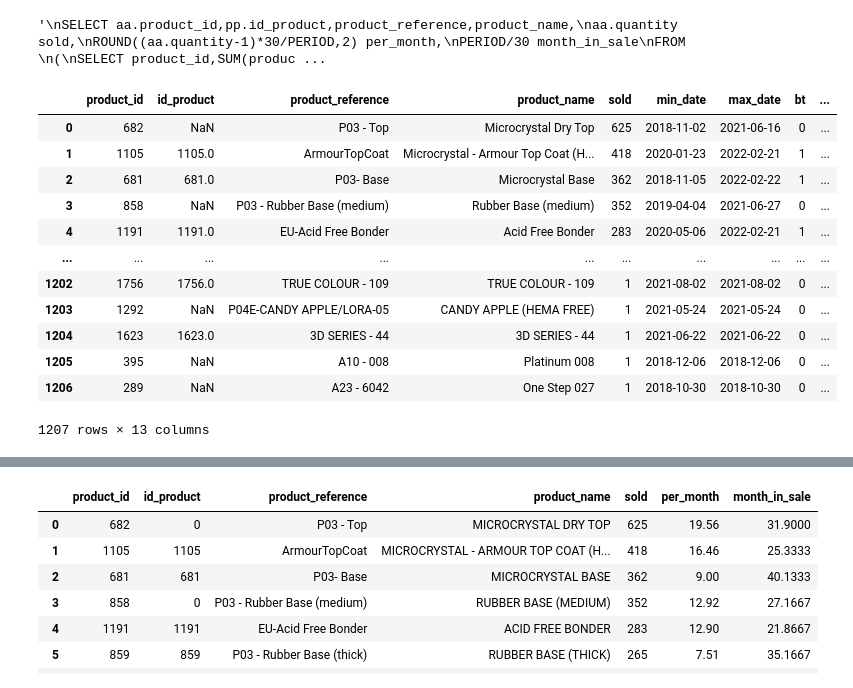
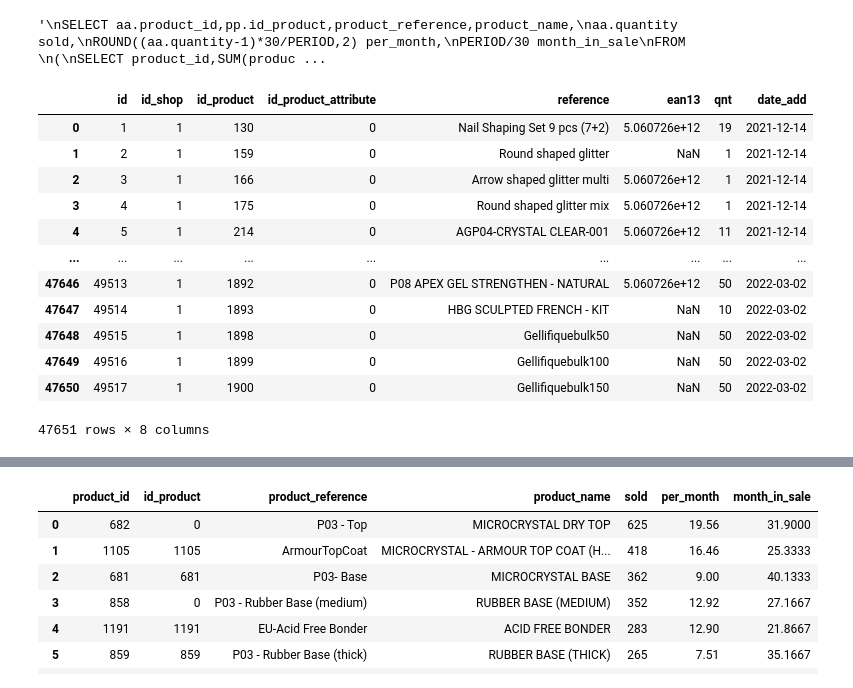
Before and after one commit to vallka/djellifique, a Jupyter notebook: popular.ipynb, the cells around one changed output, grey strips where cells are left out. Saved outputs shown, nothing was run; the diff lists cells and outputs as text; code cells hidden in the pictures.

```diff
--- a/popular.ipynb
+++ b/popular.ipynb
@@ -27,19 +27,19 @@ sql
 import numpy as np
 import pandas as pd
 # %%
-p=pd.read_csv('popular.csv')
+p=pd.read_csv('stock.csv')
 p
 # %% [output]
-|  | product_id | id_product | product_reference | product_name | sold | min_date | max_date | bt | ... |
-| 0 | 682 | NaN | P03 - Top | Microcrystal Dry Top | 625 | 2018-11-02 | 2021-06-16 | 0 | ... |
-| 1 | 1105 | 1105.0 | ArmourTopCoat | Microcrystal - Armour Top Coat (H... | 418 | 2020-01-23 | 2022-02-21 | 1 | ... |
-| 2 | 681 | 681.0 | P03- Base | Microcrystal Base | 362 | 2018-11-05 | 2022-02-22 | 1 | ... |
-| 3 | 858 | NaN | P03 - Rubber Base (medium) | Rubber Base (medium) | 352 | 2019-04-04 | 2021-06-27 | 0 | ... |
-| 4 | 1191 | 1191.0 | EU-Acid Free Bonder | Acid Free Bonder | 283 | 2020-05-06 | 2022-02-21 | 1 | ... |
-| ... | ... | ... | ... | ... | ... | ... | ... | ... | ... |
-| 1202 | 1756 | 1756.0 | TRUE COLOUR - 109 | TRUE COLOUR - 109 | 1 | 2021-08-02 | 2021-08-02 | 0 | ... |
-| 1203 | 1292 | NaN | P04E-CANDY APPLE/LORA-05 | CANDY APPLE (HEMA FREE) | 1 | 2021-05-24 | 2021-05-24 | 0 | ... |
-| 1204 | 1623 | 1623.0 | 3D SERIES - 44 | 3D SERIES - 44 | 1 | 2021-06-22 | 2021-06-22 | 0 | ... |
-| 1205 | 395 | NaN | A10 - 008 | Platinum 008 | 1 | 2018-12-06 | 2018-12-06 | 0 | ... |
-| 1206 | 289 | NaN | A23 - 6042 | One Step 027 | 1 | 2018-10-30 | 2018-10-30 | 0 | ... |
+|  | id | id_shop | id_product | id_product_attribute | reference | ean13 | qnt | date_add |
+| 0 | 1 | 1 | 130 | 0 | Nail Shaping Set 9 pcs (7+2) | 5.060726e+12 | 19 | 2021-12-14 |
+| 1 | 2 | 1 | 159 | 0 | Round shaped glitter | NaN | 1 | 2021-12-14 |
+| 2 | 3 | 1 | 166 | 0 | Arrow shaped glitter multi | 5.060726e+12 | 1 | 2021-12-14 |
+| 3 | 4 | 1 | 175 | 0 | Round shaped glitter mix | 5.060726e+12 | 1 | 2021-12-14 |
+| 4 | 5 | 1 | 214 | 0 | AGP04-CRYSTAL CLEAR-001 | 5.060726e+12 | 11 | 2021-12-14 |
+| ... | ... | ... | ... | ... | ... | ... | ... | ... |
+| 47646 | 49513 | 1 | 1892 | 0 | P08 APEX GEL STRENGTHEN - NATURAL | 5.060726e+12 | 50 | 2022-03-02 |
+| 47647 | 49514 | 1 | 1893 | 0 | HBG SCULPTED FRENCH - KIT | NaN | 10 | 2022-03-02 |
+| 47648 | 49515 | 1 | 1898 | 0 | Gellifiquebulk50 | NaN | 50 | 2022-03-02 |
+| 47649 | 49516 | 1 | 1899 | 0 | Gellifiquebulk100 | NaN | 50 | 2022-03-02 |
+| 47650 | 49517 | 1 | 1900 | 0 | Gellifiquebulk150 | NaN | 50 | 2022-03-02 |
-1207 rows × 13 columns
+47651 rows × 8 columns
```
Also changed, not shown: parts of 2 cells of this notebook, 2 other files.
